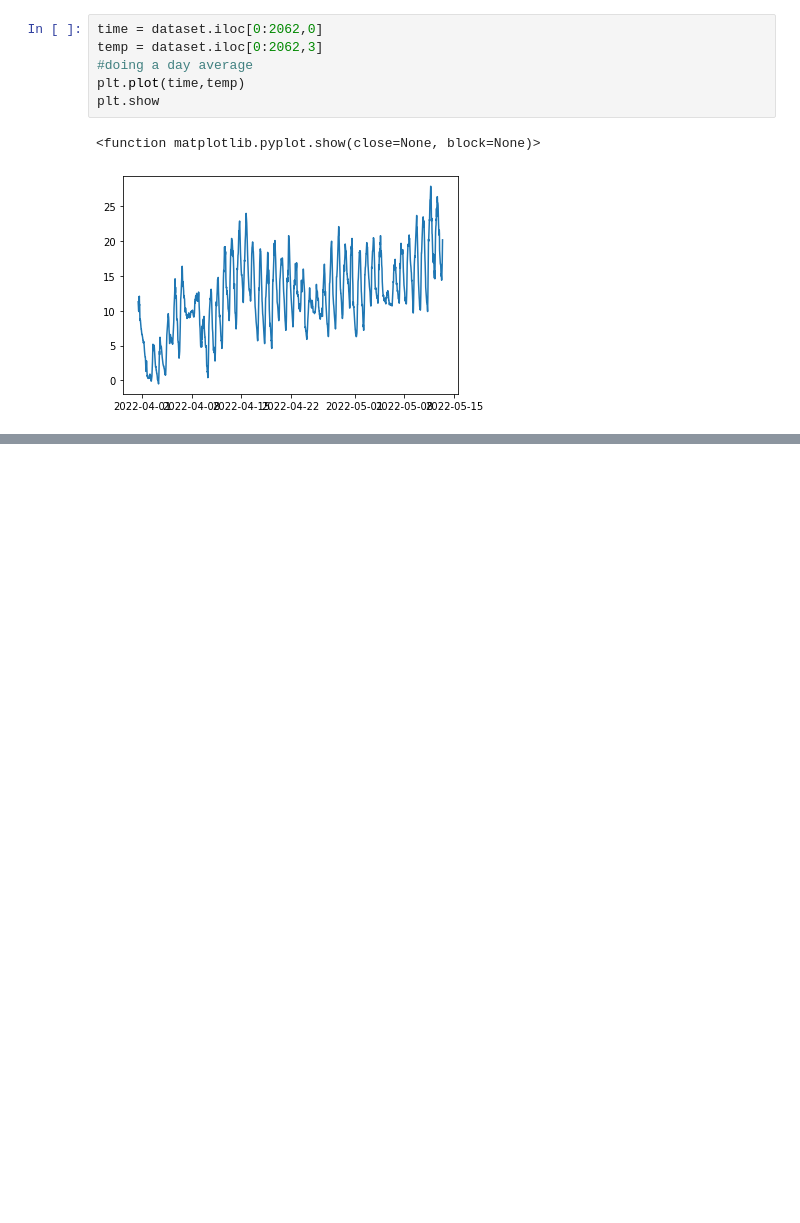
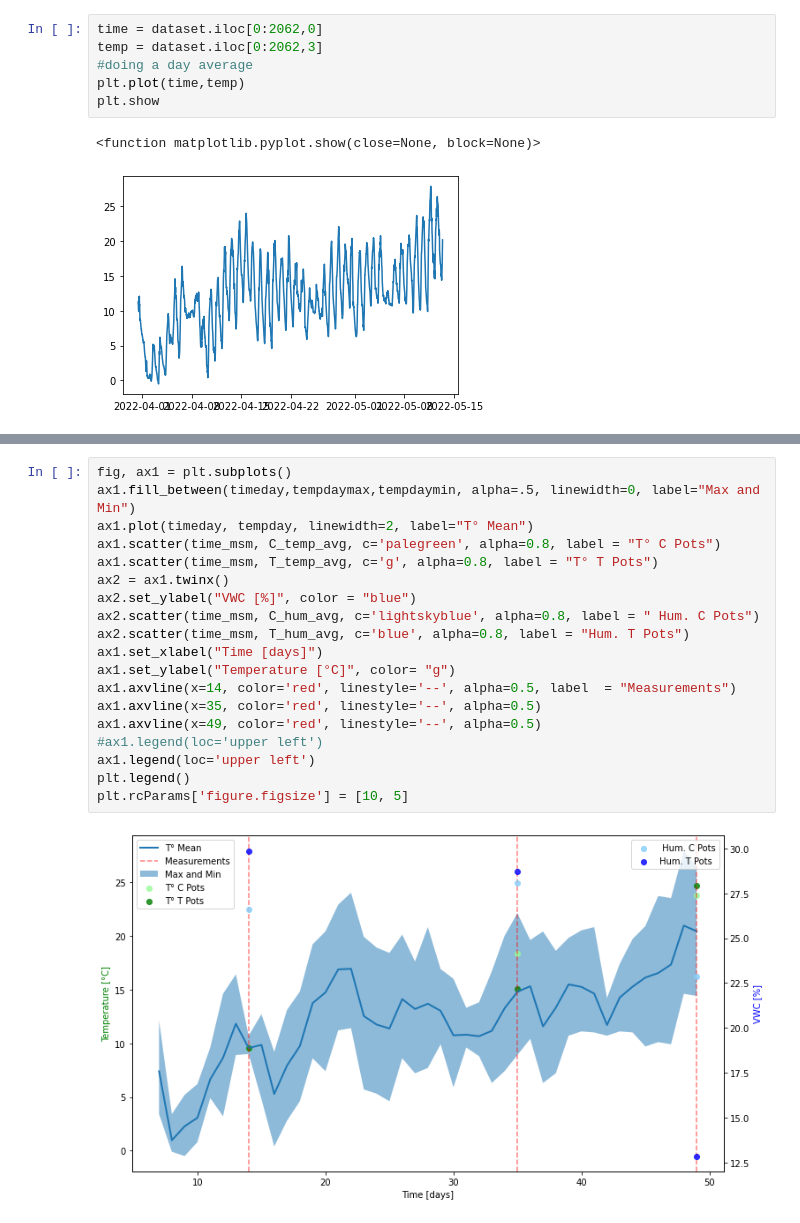
Before and after one commit to matheogodenzi/Ecology, a Jupyter notebook: Data_analysis.ipynb, the cells around one changed output, grey strips where cells are left out. Drawn from its saved outputs; the diff is of its cells as text; blank space fills up the shorter version.

```diff
--- a/Data_analysis.ipynb
+++ b/Data_analysis.ipynb
@@ -59,0 +84,21 @@ plt.legend(loc='upper left')
+# %%
+fig, ax1 = plt.subplots()
+ax1.fill_between(timeday,tempdaymax,tempdaymin, alpha=.5, linewidth=0, label="Max and Min")
+ax1.plot(timeday, tempday, linewidth=2, label="T° Mean")
+ax1.scatter(time_msm, C_temp_avg, c='palegreen', alpha=0.8, label = "T° C Pots")
+ax1.scatter(time_msm, T_temp_avg, c='g', alpha=0.8, label = "T° T Pots")
+ax2 = ax1.twinx()
+ax2.set_ylabel("VWC [%]", color = "blue")
+ax2.scatter(time_msm, C_hum_avg, c='lightskyblue', alpha=0.8, label = " Hum. C Pots")
+ax2.scatter(time_msm, T_hum_avg, c='blue', alpha=0.8, label = "Hum. T Pots")
+ax1.set_xlabel("Time [days]")
+ax1.set_ylabel("Temperature [°C]", color= "g")
+ax1.axvline(x=14, color='red', linestyle='--', alpha=0.5, label  = "Measurements")
+ax1.axvline(x=35, color='red', linestyle='--', alpha=0.5)
+ax1.axvline(x=49, color='red', linestyle='--', alpha=0.5)
+#ax1.legend(loc='upper left')
+ax1.legend(loc='upper left')
+plt.legend()
+plt.rcParams['figure.figsize'] = [10, 5]
+# %% [output]
+[figure, added]
```
Also changed, not shown: parts of 8 cells of this notebook.
